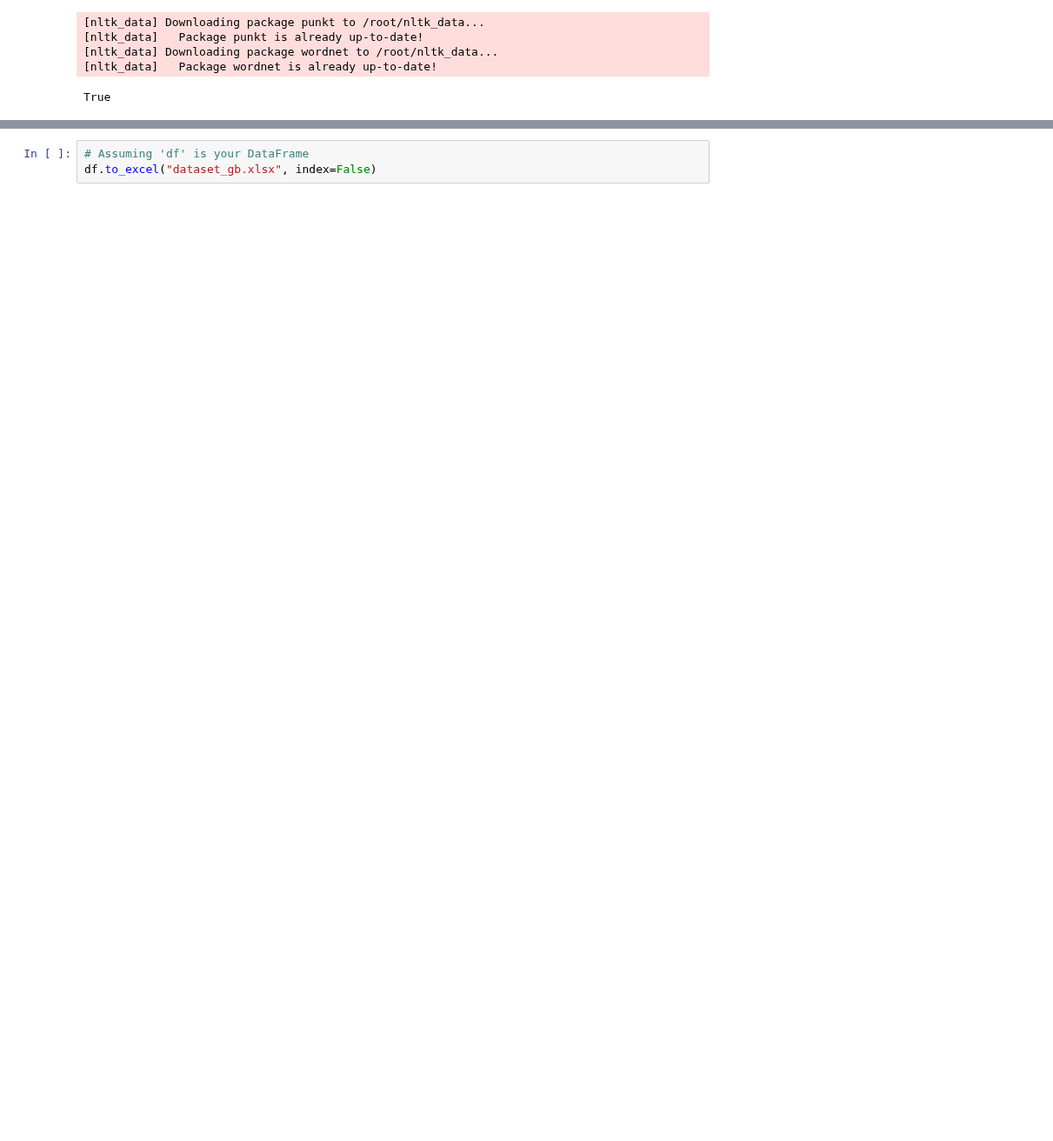
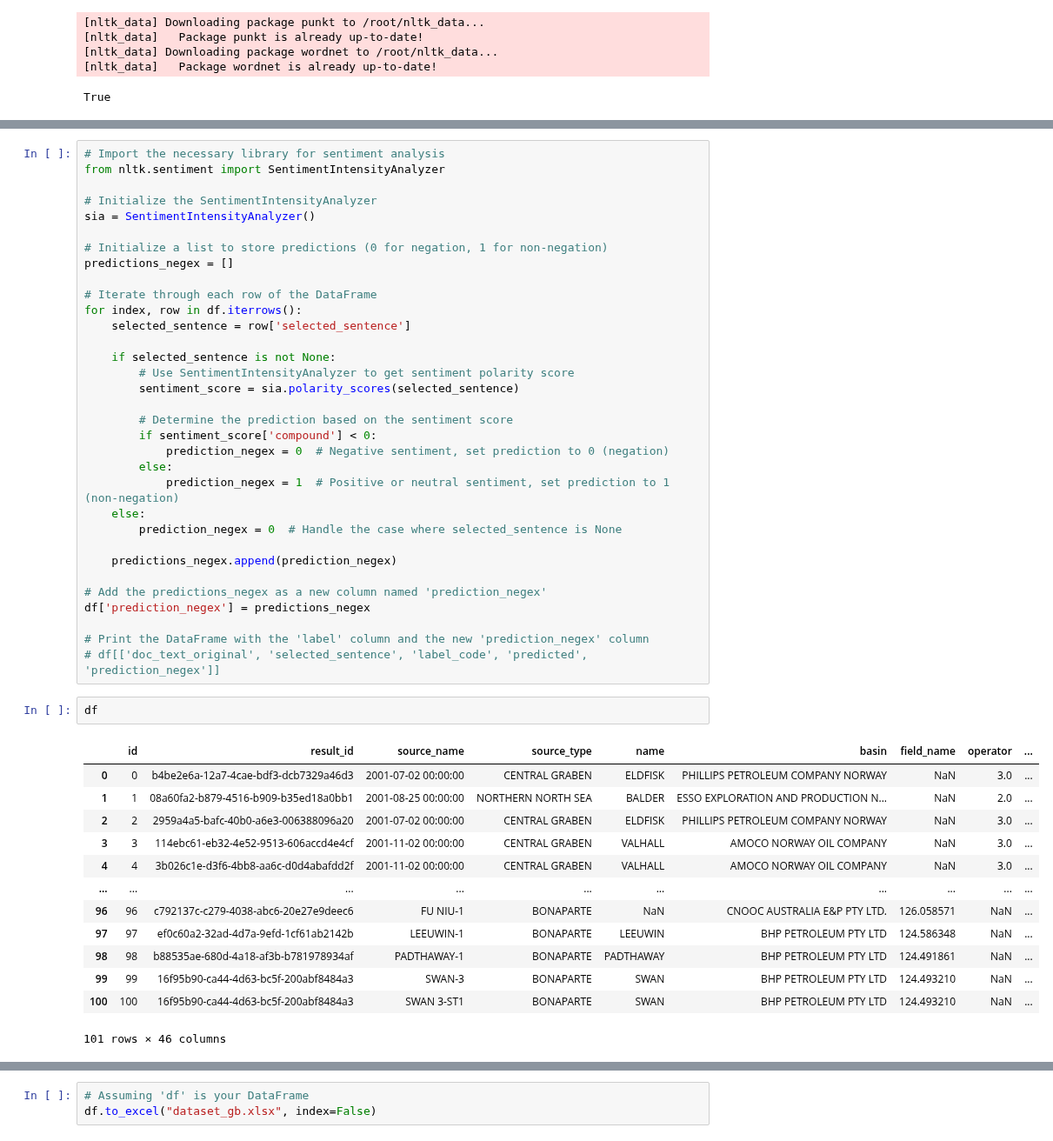
Before and after one commit to zahidhamidi/ML-Project, a Jupyter notebook: Rule_based_method_dataframe.ipynb, the cells around one changed output, grey strips where cells are left out. Shown at 87% size. Cells and saved outputs as stored; diff of their text form; blank space fills up the shorter version.

```diff
--- a/Rule_based_method_dataframe.ipynb
+++ b/Rule_based_method_dataframe.ipynb
@@ -188,0 +198,49 @@ df[['doc_text_original', 'selected_sentence', 'label_code', 'predicted']]
+# %%
+# Import the necessary library for sentiment analysis
+from nltk.sentiment import SentimentIntensityAnalyzer
+
+# Initialize the SentimentIntensityAnalyzer
+sia = SentimentIntensityAnalyzer()
+
+# Initialize a list to store predictions (0 for negation, 1 for non-negation)
+predictions_negex = []
+
+# Iterate through each row of the DataFrame
+for index, row in df.iterrows():
+    selected_sentence = row['selected_sentence']
+
+    if selected_sentence is not None:
+        # Use SentimentIntensityAnalyzer to get sentiment polarity score
+        sentiment_score = sia.polarity_scores(selected_sentence)
+
+        # Determine the prediction based on the sentiment score
+        if sentiment_score['compound'] < 0:
+            prediction_negex = 0  # Negative sentiment, set prediction to 0 (negation)
+        else:
+            prediction_negex = 1  # Positive or neutral sentiment, set prediction to 1 (non-negation)
+    else:
+        prediction_negex = 0  # Handle the case where selected_sentence is None
+
+    predictions_negex.append(prediction_negex)
+
+# Add the predictions_negex as a new column named 'prediction_negex'
+df['prediction_negex'] = predictions_negex
+
+# Print the DataFrame with the 'label' column and the new 'prediction_negex' column
+# df[['doc_text_original', 'selected_sentence', 'label_code', 'predicted', 'prediction_negex']]
+# %%
+df
+# %% [output]
+|  | id | result_id | source_name | source_type | name | basin | field_name | operator | ... |
+| 0 | 0 | b4be2e6a-12a7-4cae-bdf3-dcb7329a46d3 | 2001-07-02 00:00:00 | CENTRAL GRABEN | ELDFISK | PHILLIPS PETROLEUM COMPANY NORWAY | NaN | 3.0 | ... |
+| 1 | 1 | 08a60fa2-b879-4516-b909-b35ed18a0bb1 | 2001-08-25 00:00:00 | NORTHERN NORTH SEA | BALDER | ESSO EXPLORATION AND PRODUCTION N... | NaN | 2.0 | ... |
+| 2 | 2 | 2959a4a5-bafc-40b0-a6e3-006388096a20 | 2001-07-02 00:00:00 | CENTRAL GRABEN | ELDFISK | PHILLIPS PETROLEUM COMPANY NORWAY | NaN | 3.0 | ... |
+| 3 | 3 | 114ebc61-eb32-4e52-9513-606accd4e4cf | 2001-11-02 00:00:00 | CENTRAL GRABEN | VALHALL | AMOCO NORWAY OIL COMPANY | NaN | 3.0 | ... |
+| 4 | 4 | 3b026c1e-d3f6-4bb8-aa6c-d0d4abafdd2f | 2001-11-02 00:00:00 | CENTRAL GRABEN | VALHALL | AMOCO NORWAY OIL COMPANY | NaN | 3.0 | ... |
+| ... | ... | ... | ... | ... | ... | ... | ... | ... | ... |
+| 96 | 96 | c792137c-c279-4038-abc6-20e27e9deec6 | FU NIU-1 | BONAPARTE | NaN | CNOOC AUSTRALIA E&P PTY LTD. | 126.058571 | NaN | ... |
+| 97 | 97 | ef0c60a2-32ad-4d7a-9efd-1cf61ab2142b | LEEUWIN-1 | BONAPARTE | LEEUWIN | BHP PETROLEUM PTY LTD | 124.586348 | NaN | ... |
+| 98 | 98 | b88535ae-680d-4a18-af3b-b781978934af | PADTHAWAY-1 | BONAPARTE | PADTHAWAY | BHP PETROLEUM PTY LTD | 124.491861 | NaN | ... |
+| 99 | 99 | 16f95b90-ca44-4d63-bc5f-200abf8484a3 | SWAN-3 | BONAPARTE | SWAN | BHP PETROLEUM PTY LTD | 124.493210 | NaN | ... |
+| 100 | 100 | 16f95b90-ca44-4d63-bc5f-200abf8484a3 | SWAN 3-ST1 | BONAPARTE | SWAN | BHP PETROLEUM PTY LTD | 124.493210 | NaN | ... |
+101 rows × 46 columns
```
Also changed, not shown: parts of 13 cells of this notebook.
